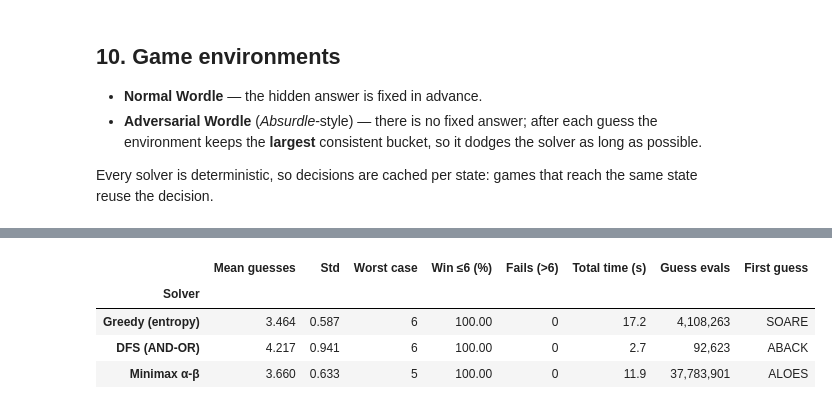
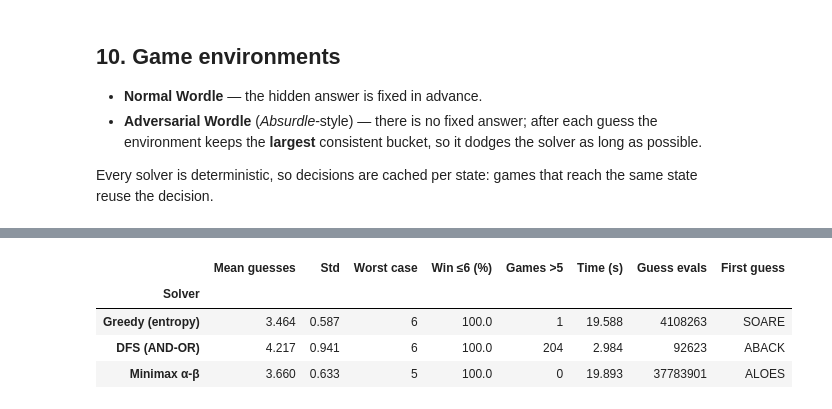
Before and after one commit to tubagusafif25/MidTermKKA, a Jupyter notebook: wordle_solvers.ipynb, the cells around one changed output, grey strips where cells are left out. Drawn from its saved outputs; the diff is of its cells as text; code cells hidden in the pictures.

Commit message:
Update wordle_solvers notebook
Co-Authored-By: Claude Sonnet 5.5 <noreply@anthropic.com>

```diff
--- a/wordle_solvers.ipynb
+++ b/wordle_solvers.ipynb
@@ -282,10 +317,0 @@ SOLVERS = {
-# %%
-def show(name, history):
-    print(f'{name}')
-    for word, p, n in history:
-        print(f'   {word.upper()}  {decode(p)}   (candidates before guess: {n})')
-
-DEMO_WORD = 'crimp'           # change me
-for name, make in SOLVERS.items():
-    n, hist = play(make(), ANSWERS.index(DEMO_WORD))
-    show(f'{name}: solved in {n}', hist); print()
@@ -312,0 +318,8 @@ guess distribution, total runtime, and search effort (guess evaluations).
+# %%
+DEMO_WORD = 'crimp'           # change me
+fig, axes = plt.subplots(1, 3, figsize=(12, 5.6))
+for ax, (name, make) in zip(axes, SOLVERS.items()):
+    n, hist = play(make(), ANSWERS.index(DEMO_WORD))
+    draw_board(ax, hist, SHORT[name], f'{n} tebakan')
+fig.suptitle(f'Contoh: menebak "{DEMO_WORD.upper()}"', fontsize=18, fontweight='bold', color=INK, y=1.02)
+save(fig, '00_demo.png'); plt.show()
@@ -313,20 +348,34 @@ guess distribution, total runtime, and search effort (guess evaluations).
 # %%
 results, dist = [], {}
 for name, make in SOLVERS.items():
     choose, st = make(), Stats(); t0 = time.time()
     n = np.array([play(choose, a, st=st)[0] for a in range(NA)])
     elapsed = time.time() - t0
     dist[name] = n
-    results.append({'Solver': name, 'Mean guesses': n.mean(), 'Std': n.std(), 'Worst case': n.max(),
-                    'Win ≤6 (%)': 100 * (n <= 6).mean(), 'Fails (>6)': int((n > 6).sum()),
-                    'Total time (s)': elapsed, 'Guess evals': st.evals,
+    results.append({'Solver': name, 'Mean guesses': n.mean(), 'Std': n.std(), 'Worst case': int(n.max()),
+                    'Win ≤6 (%)': 100 * (n <= 6).mean(), 'Games >5': int((n > 5).sum()),
+                    'Time (s)': elapsed, 'Guess evals': st.evals,
                     'First guess': GUESSES[choose(np.arange(NA), 0, Stats())].upper()})
 df = pd.DataFrame(results).set_index('Solver')
-df.style.format({'Mean guesses': '{:.3f}', 'Std': '{:.3f}', 'Win ≤6 (%)': '{:.2f}',
-                 'Total time (s)': '{:.1f}', 'Guess evals': '{:,}'})
+
+adv = {}
+for name, make in SOLVERS.items():
+    n_adv, hist, ev = play_adversarial(make())
+    adv[name] = {'guesses': n_adv, 'history': hist, 'evals': ev}
+
+abl = []
+for depth, K in [(1, 1), (2, 5), (2, 10), (2, 20), (3, 8)]:
+    choose, st = cached(make_minimax_choose(depth, K)), Stats(); t0 = time.time()
+    n = np.array([play(choose, a, st=st)[0] for a in range(NA)])
+    abl.append({'Config': f'd={depth}, K={K}', 'Mean guesses': n.mean(), 'Worst case': int(n.max()),
+                'Games >5': int((n > 5).sum()),
+                'Adversarial': play_adversarial(cached(make_minimax_choose(depth, K)))[0],
+                'Time (s)': time.time() - t0, 'Guess evals': st.evals})
+abl = pd.DataFrame(abl)
+df.round(3)
 # %% [output]
-|  | Mean guesses | Std | Worst case | Win ≤6 (%) | Fails (>6) | Total time (s) | Guess evals | First guess |
+|  | Mean guesses | Std | Worst case | Win ≤6 (%) | Games >5 | Time (s) | Guess evals | First guess |
 | Solver |  |  |  |  |  |  |  |  |
-| Greedy (entropy) | 3.464 | 0.587 | 6 | 100.00 | 0 | 17.2 | 4,108,263 | SOARE |
-| DFS (AND-OR) | 4.217 | 0.941 | 6 | 100.00 | 0 | 2.7 | 92,623 | ABACK |
-| Minimax α-β | 3.660 | 0.633 | 5 | 100.00 | 0 | 11.9 | 37,783,901 | ALOES |
+| Greedy (entropy) | 3.464 | 0.587 | 6 | 100.0 | 1 | 19.588 | 4108263 | SOARE |
+| DFS (AND-OR) | 4.217 | 0.941 | 6 | 100.0 | 204 | 2.984 | 92623 | ABACK |
+| Minimax α-β | 3.660 | 0.633 | 5 | 100.0 | 0 | 19.893 | 37783901 | ALOES |
```
Also changed, not shown: parts of 20 cells of this notebook.
